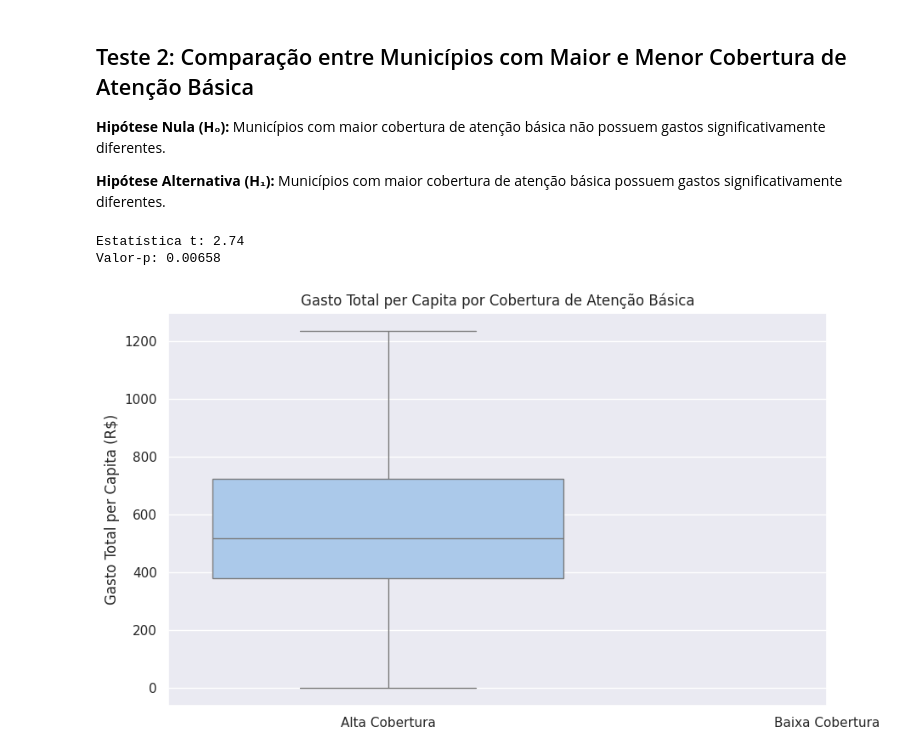
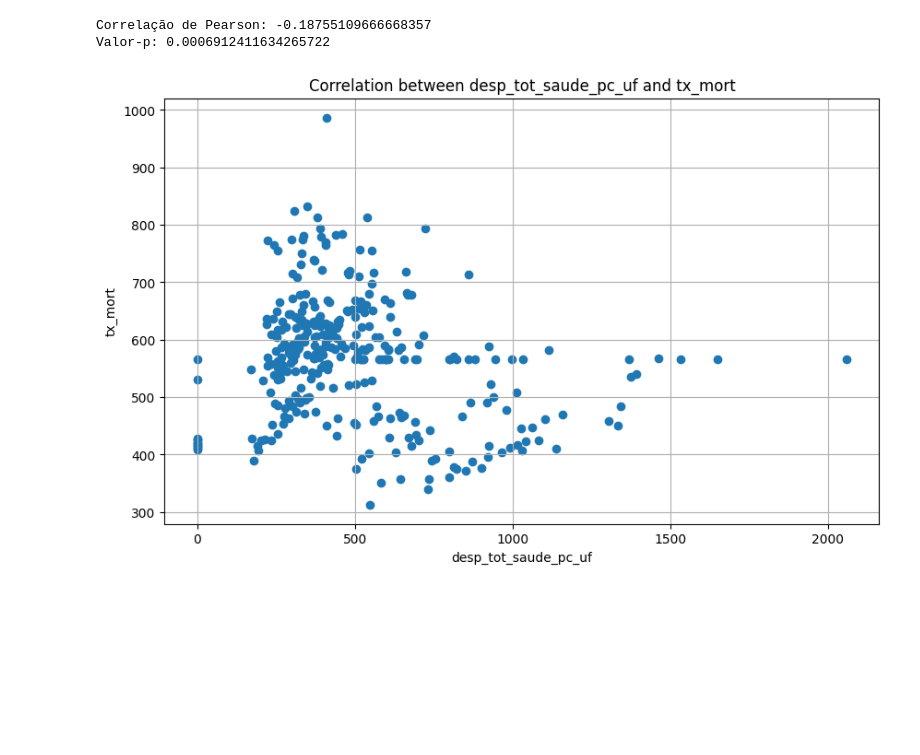
Before and after one commit to brunasaturnino/Projeto-ICD, a Jupyter notebook: notebooks/Hypotesis_Tests_and_IC.ipynb, the cells around one changed output. Cells and saved outputs as stored; diff of their text form; code cells hidden in the pictures; blank space fills up the shorter version.

```diff
--- a/notebooks/Hypotesis_Tests_and_IC.ipynb
+++ b/notebooks/Hypotesis_Tests_and_IC.ipynb
@@ -7,10 +0,0 @@
-# %%
-# Importar bibliotecas necessárias
-import pandas as pd
-import numpy as np
-import matplotlib.pyplot as plt
-import seaborn as sns
-from scipy.stats import ttest_ind, pearsonr
-
-sns.set_theme()
-plt.rcParams['figure.figsize'] = (15, 9)
@@ -73,32 +0,0 @@ Valor-p: 0.00000
-# %% [markdown]
-## Teste 2: Comparação entre Municípios com Maior e Menor Cobertura de Atenção Básica
-
-**Hipótese Nula (H₀):** Municípios com maior cobertura de atenção básica não possuem gastos significativamente diferentes.
-
-**Hipótese Alternativa (H₁):** Municípios com maior cobertura de atenção básica possuem gastos significativamente diferentes.
-# %%
-# Definir limiar para alta e baixa cobertura de atenção básica
-limiar_cobertura = saude['cob_ab'].median()
-
-# Dividir os dados em dois grupos
-grupo_alto = saude[saude['cob_ab'] >= limiar_cobertura]['desp_tot_saude_pc_mun'].dropna()
-grupo_baixo = saude[saude['cob_ab'] < limiar_cobertura]['desp_tot_saude_pc_mun'].dropna()
-
-# Teste t independente
-t_stat, p_value = ttest_ind(grupo_alto, grupo_baixo)
-
-# Exibir resultados
-print(f"Estatística t: {t_stat:.2f}")
-print(f"Valor-p: {p_value:.5f}")
-
-# Visualização
-plt.figure(figsize=(10, 6))
-sns.boxplot(data=[grupo_alto, grupo_baixo], palette='pastel')
-plt.xticks([0, 1], ['Alta Cobertura', 'Baixa Cobertura'])
-plt.title('Gasto Total per Capita por Cobertura de Atenção Básica')
-plt.ylabel('Gasto Total per Capita (R$)')
-plt.show()
-# %% [output]
-Estatística t: 2.74
-Valor-p: 0.00658
-[figure, removed]
@@ -104,0 +5,25 @@ Valor-p: 0.00658
+# %%
+df = pd.read_csv('uf_limpo.csv')
+# %%
+var1 = 'desp_tot_saude_pc_uf'
+var2 = 'tx_mort'
+
+# Calcular a correlação de Pearson e o valor-p
+correlation, p_value = stats.pearsonr(df[var1], df[var2])
+
+# Exibir os resultados
+print(f"Correlação de Pearson: {correlation}")
+print(f"Valor-p: {p_value}")
+
+# Create a scatter plot
+plt.figure(figsize=(10, 6))
+plt.scatter(df[var1], df[var2])
+plt.xlabel(var1)
+plt.ylabel(var2)
+plt.title('Correlation between desp_tot_saude_pc_uf and tx_mort')
+plt.grid(True)
+plt.show()
+# %% [output]
+Correlação de Pearson: -0.18755109666668357
+Valor-p: 0.0006912411634265722
+[figure, added]
```
Also changed, not shown: parts of 9 cells of this notebook.
